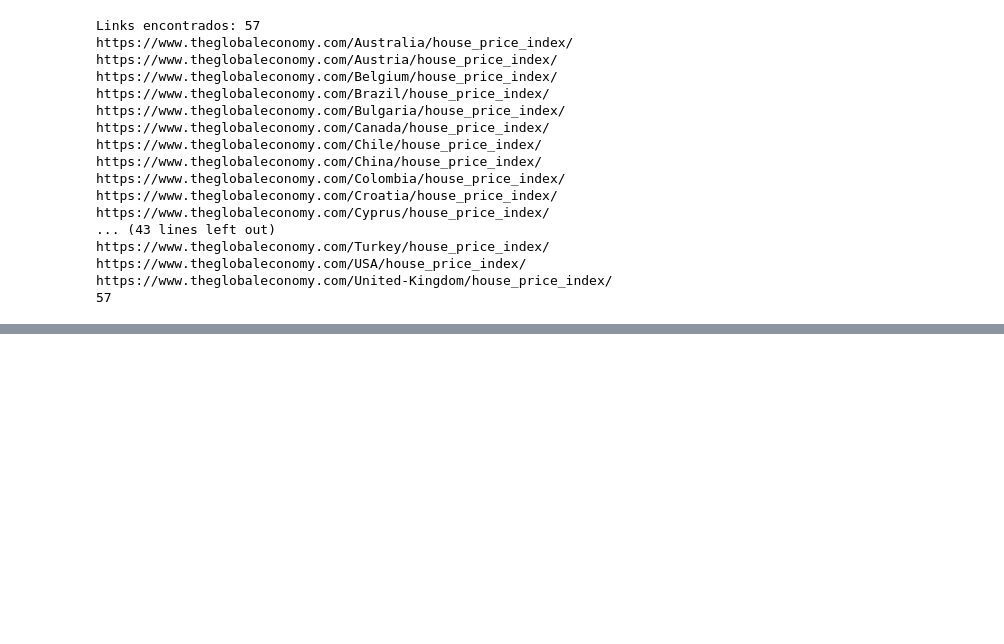
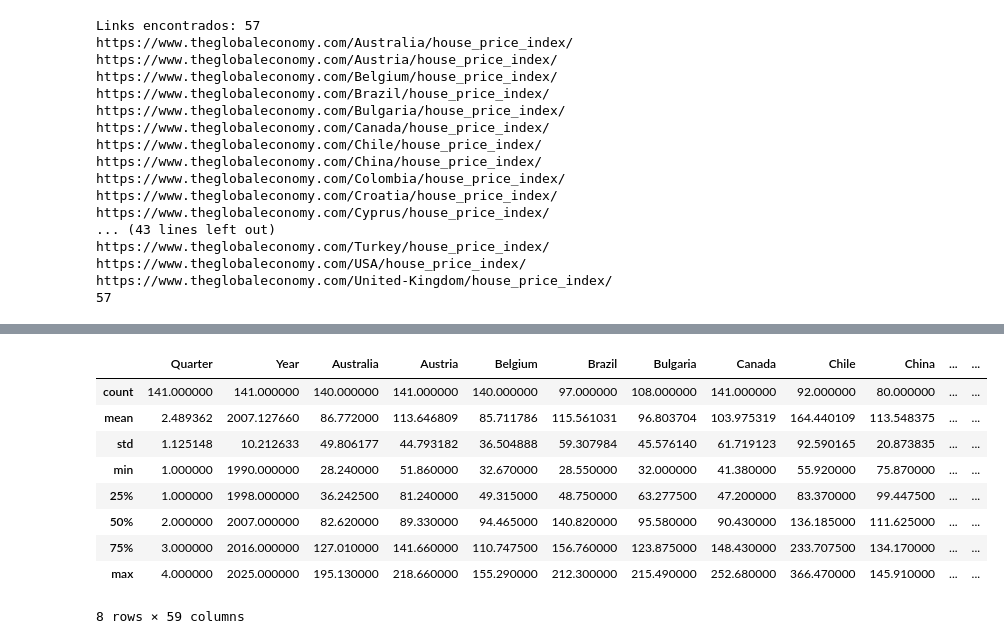
Before and after one commit to acostadlucas/mcs-red, a Jupyter notebook: scrape_house_price_index.ipynb, the cells around one changed output, grey strips where cells are left out. Cells and saved outputs as stored; diff of their text form; code cells hidden in the pictures; blank space fills up the shorter version.

```diff
--- a/scrape_house_price_index.ipynb
+++ b/scrape_house_price_index.ipynb
@@ -110,0 +149,13 @@ master_df.tail()
+# %%
+master_df.describe()
+# %% [output]
+|  | Quarter | Year | Australia | Austria | Belgium | Brazil | Bulgaria | Canada | Chile | China | ... | ... |
+| count | 141.000000 | 141.000000 | 140.000000 | 141.000000 | 140.000000 | 97.000000 | 108.000000 | 141.000000 | 92.000000 | 80.000000 | ... | ... |
+| mean | 2.489362 | 2007.127660 | 86.772000 | 113.646809 | 85.711786 | 115.561031 | 96.803704 | 103.975319 | 164.440109 | 113.548375 | ... | ... |
+| std | 1.125148 | 10.212633 | 49.806177 | 44.793182 | 36.504888 | 59.307984 | 45.576140 | 61.719123 | 92.590165 | 20.873835 | ... | ... |
+| min | 1.000000 | 1990.000000 | 28.240000 | 51.860000 | 32.670000 | 28.550000 | 32.000000 | 41.380000 | 55.920000 | 75.870000 | ... | ... |
+| 25% | 1.000000 | 1998.000000 | 36.242500 | 81.240000 | 49.315000 | 48.750000 | 63.277500 | 47.200000 | 83.370000 | 99.447500 | ... | ... |
+| 50% | 2.000000 | 2007.000000 | 82.620000 | 89.330000 | 94.465000 | 140.820000 | 95.580000 | 90.430000 | 136.185000 | 111.625000 | ... | ... |
+| 75% | 3.000000 | 2016.000000 | 127.010000 | 141.660000 | 110.747500 | 156.760000 | 123.875000 | 148.430000 | 233.707500 | 134.170000 | ... | ... |
+| max | 4.000000 | 2025.000000 | 195.130000 | 218.660000 | 155.290000 | 212.300000 | 215.490000 | 252.680000 | 366.470000 | 145.910000 | ... | ... |
+8 rows × 59 columns
```
Also changed, not shown: parts of 10 cells of this notebook, 1 other file.
